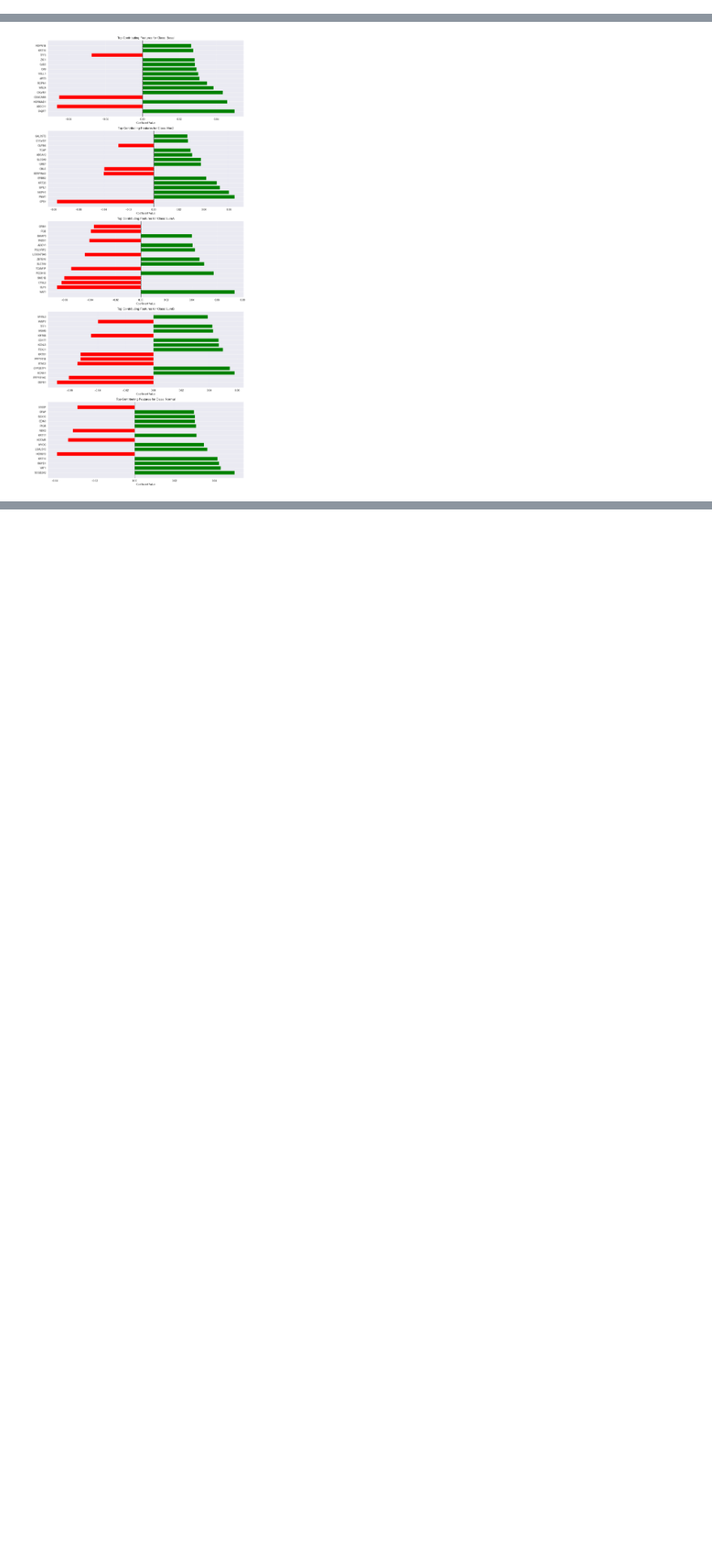
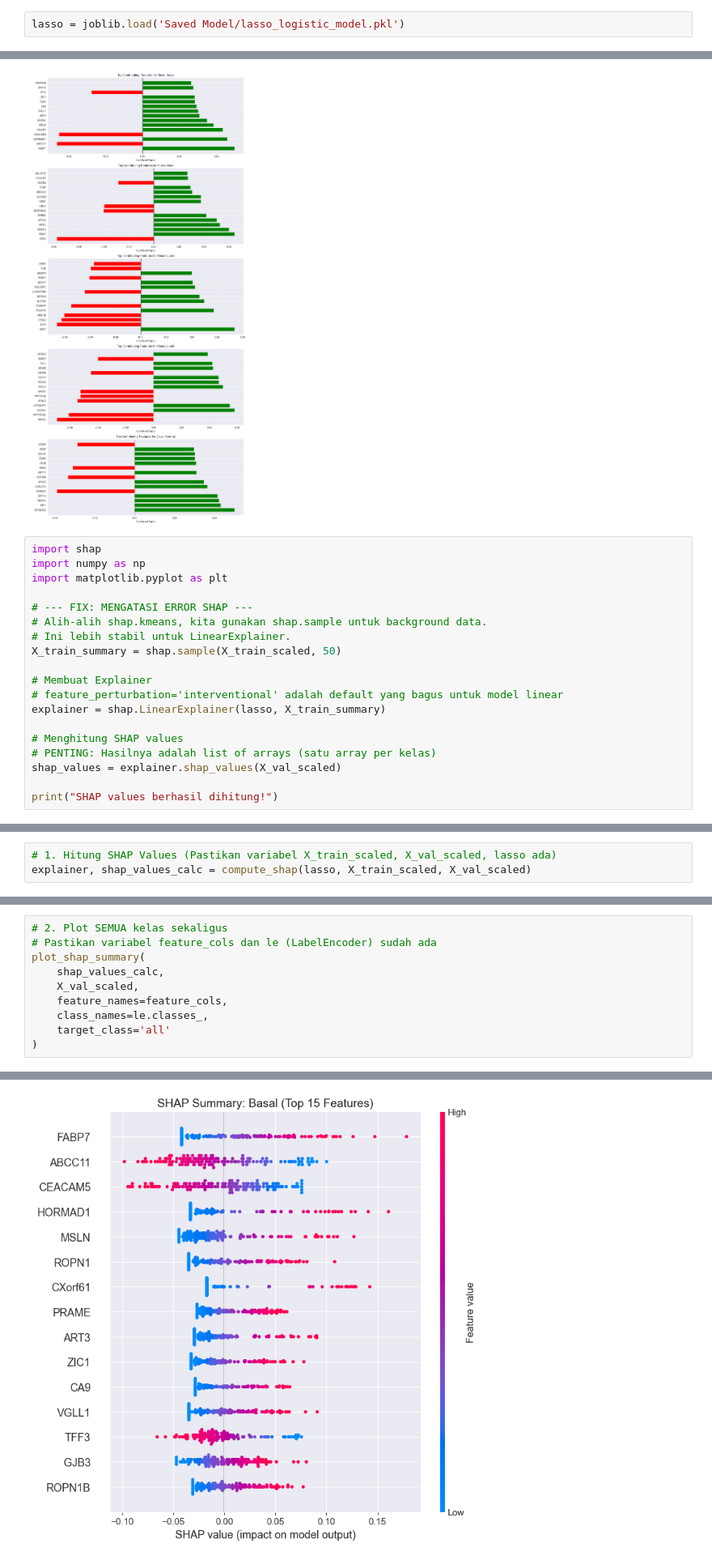
Before and after one commit to Aidinferaz/breast-cancer-pam50-xai-classification, a Jupyter notebook: White-Box Model/LogisticRegression.ipynb, the cells around one changed output, grey strips where cells are left out. Shown at 81% size. Cells and saved outputs as stored; diff of their text form; blank space fills up the shorter version.

Commit message:
Re-adding SHAP as Xai tools for LogisticRegression.ipynb

```diff
--- a/White-Box Model/LogisticRegression.ipynb
+++ b/White-Box Model/LogisticRegression.ipynb
@@ -127,6 +127,8 @@ Training completed in 1827.82 seconds
 joblib.dump(lasso, 'Saved Model/lasso_logistic_model.pkl')
 # %% [output]
 ['Saved Model/lasso_logistic_model.pkl']
+# %%
+lasso = joblib.load('Saved Model/lasso_logistic_model.pkl')
 # %%
 y_train_pred = lasso.predict(X_train)
 y_val_pred = lasso.predict(X_val)
@@ -334,3 +336,22 @@ plt.tight_layout()
 plt.show()
 # %% [output]
 [figure]
+# %%
+import shap
+import numpy as np
+import matplotlib.pyplot as plt
+
+# --- FIX: MENGATASI ERROR SHAP ---
+# Alih-alih shap.kmeans, kita gunakan shap.sample untuk background data.
+# Ini lebih stabil untuk LinearExplainer.
+X_train_summary = shap.sample(X_train_scaled, 50)
+
+# Membuat Explainer
+# feature_perturbation='interventional' adalah default yang bagus untuk model linear
+explainer = shap.LinearExplainer(lasso, X_train_summary)
+
+# Menghitung SHAP values
+# PENTING: Hasilnya adalah list of arrays (satu array per kelas)
+shap_values = explainer.shap_values(X_val_scaled)
+
+print("SHAP values berhasil dihitung!")
@@ -336,0 +539,3 @@ plt.show()
+# %%
+# 1. Hitung SHAP Values (Pastikan variabel X_train_scaled, X_val_scaled, lasso ada)
+explainer, shap_values_calc = compute_shap(lasso, X_train_scaled, X_val_scaled)
@@ -336,0 +545,11 @@ plt.show()
+# %%
+# 2. Plot SEMUA kelas sekaligus
+# Pastikan variabel feature_cols dan le (LabelEncoder) sudah ada
+plot_shap_summary(
+    shap_values_calc,
+    X_val_scaled,
+    feature_names=feature_cols,
+    class_names=le.classes_,
+    target_class='all'
+)
+# %% [output]
@@ -336,0 +557 @@ plt.show()
+[figure, added]
```
Also changed, not shown: parts of 6 cells of this notebook.
